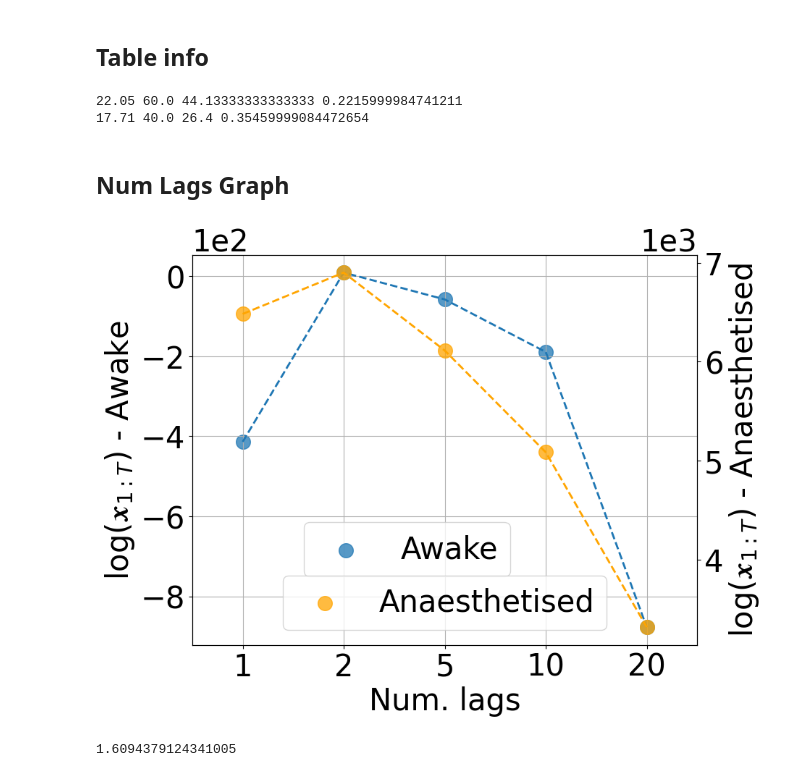
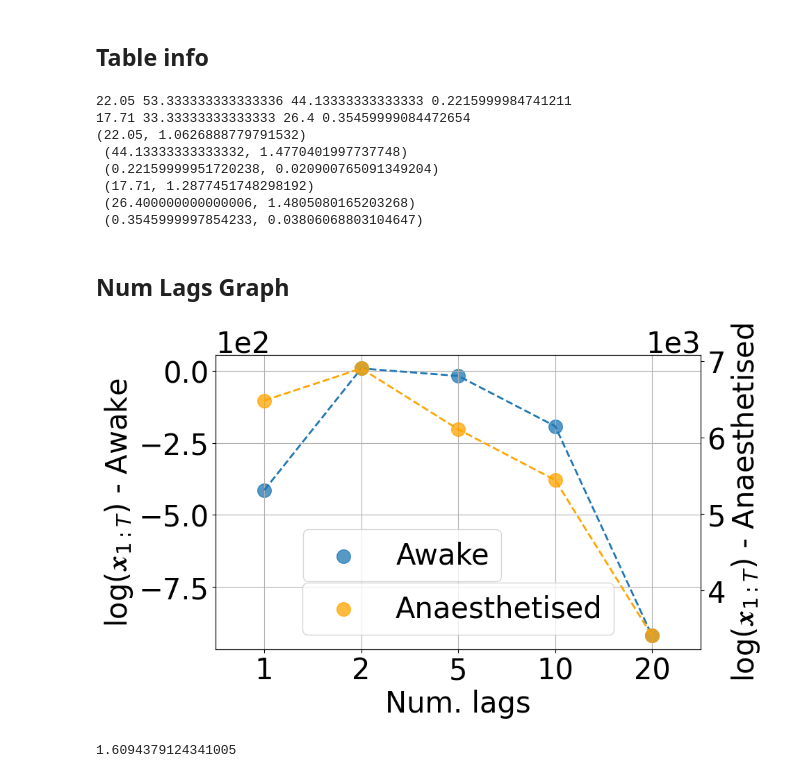
Before and after one commit to charlio23/identifiable-SDS, a Jupyter notebook: neuroscience_visualisation.ipynb, the cells around one changed output. Cells and saved outputs as stored; diff of their text form; code cells hidden in the pictures.

```diff
--- a/neuroscience_visualisation.ipynb
+++ b/neuroscience_visualisation.ipynb
@@ -270,9 +274,37 @@ sleep_max_duration = max_state_duration(gamma_sleep_smooth.argmax(-1)).float().m
-# %%
-print(awake_freq_change, awake_usage_total, awake_usage_per_sample, awake_max_duration)
-print(sleep_freq_change, sleep_usage_total, sleep_usage_per_sample, sleep_max_duration)
-# %% [output]
-22.05 60.0 44.13333333333333 0.2215999984741211
-17.71 40.0 26.4 0.35459999084472654
+# %%
+print(awake_freq_change, awake_usage_total, awake_usage_per_sample, awake_max_duration)
+print(sleep_freq_change, sleep_usage_total, sleep_usage_per_sample, sleep_max_duration)
+
+import numpy as np
+from scipy import stats  # if available
+
+def mean_ci(x, alpha=0.05):
+    x = np.asarray(x, dtype=float)
+    x = x[~np.isnan(x)]               # optional: drop NaNs
+    n = x.size
+    mean = x.mean()
+    s = x.std(ddof=1)                 # sample std
+    t = stats.t.ppf(1 - alpha/2, df=n-1)
+    half_width = t * s / np.sqrt(n)
+    return mean, half_width
+
+print(
+    mean_ci(awake_freq_change_list),'\n',
+    mean_ci(awake_usage_per_sample_list),'\n',
+    mean_ci(awake_max_duration_list),'\n',
+    mean_ci(sleep_freq_change_list),'\n',
+    mean_ci(sleep_usage_per_sample_list),'\n',
+    mean_ci(sleep_max_duration_list),
+)
+# %% [output]
+22.05 53.333333333333336 44.13333333333333 0.2215999984741211
+17.71 33.33333333333333 26.4 0.35459999084472654
+(22.05, 1.0626888779791532)
+ (44.13333333333332, 1.4770401997737748)
+ (0.22159999951720238, 0.020900765091349204)
+ (17.71, 1.2877451748298192)
+ (26.400000000000006, 1.4805080165203268)
+ (0.3545999997854233, 0.03806068803104647)
 # %% [markdown]
 ## Num Lags Graph
 # %%
@@ -337,38 +369,38 @@ import matplotlib as mpl
 mpl.rcParams['text.usetex'] = False
 
 matplotlib.rcParams.update({'font.size': 30})
-fig, ax = plt.subplots(figsize=(9,7))
+fig, ax = plt.subplots(figsize=(9,5.5))
 
 
 # set the number of rows and cols for our table
 x_labels = 5
 xs = range(x_labels)
 # create a coordinate system based on the number of rows/columns
 labels = [1, 2, 5, 10, 20][:x_labels]
 # adding a bit of padding on bottom (-1), top (1), right (0.5)
 
 ax.set_xticks(xs)
 ax.set_xticklabels(labels)
 ax.set_xlim(-0.5,x_labels-.5)
 ax.set_xlabel("Num. lags")
 
 ax.set_ylabel("$\\log(𝒙_{1:T})$ - Awake")
 
 ax.plot(range(x_labels),awake_log_Z_data, '--',linewidth=2)
 ax.scatter(range(x_labels),awake_log_Z_data, s=200, label="Awake", alpha=0.75)
 ax.ticklabel_format(style='sci', axis='y', scilimits=(1,2))
 ax2 = ax.twinx()
 ax2.set_ylabel("$\\log(𝒙_{1:T})$ - Anaesthetised")
 ax2.plot(range(x_labels),sleep_log_Z_data, '--', color='orange', linewidth=2)
 ax2.scatter(range(x_labels),sleep_log_Z_data, color='orange', s=200, label="Anaesthetised", alpha=0.75)
 ax2.ticklabel_format(style='sci', axis='y', scilimits=(1,2))
-ax.legend(loc=(0.221,0.175))
+ax.legend(loc=(0.18,0.23))
 ax2.legend(loc='lower center')
 ax.grid()
 
 plt.savefig('neuroscience_log_likelihood.pdf',bbox_inches='tight')
 # %% [output]
-[figure, old version]
+[figure, new version]
 # %%
 stats.entropy([0.5, 0.5, 0.5, 0.5, 0.5])
 # %% [output]
```
Also changed, not shown: parts of 2 cells of this notebook, 2 other files.
